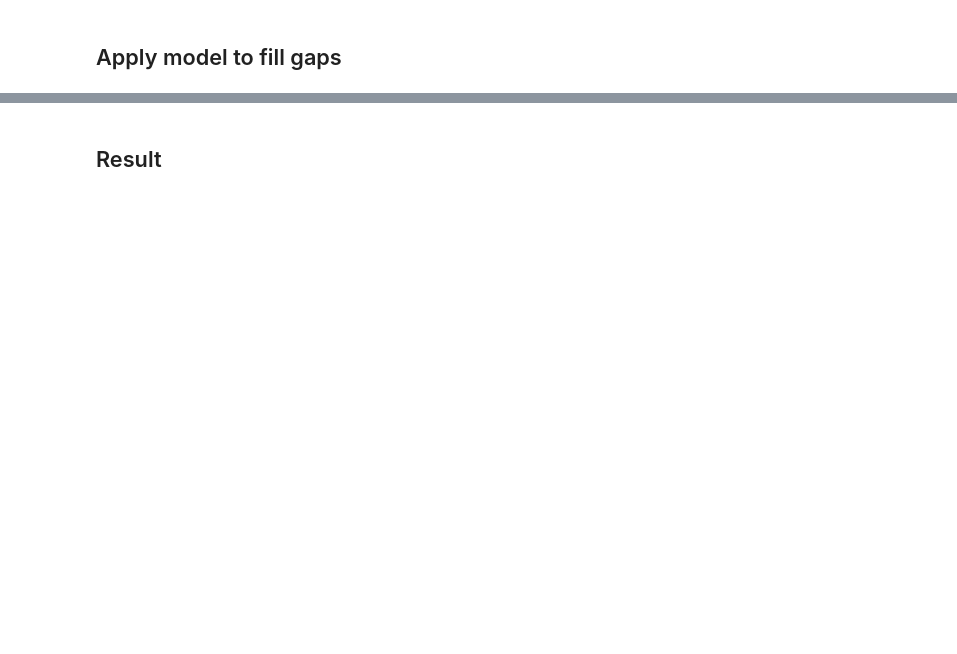
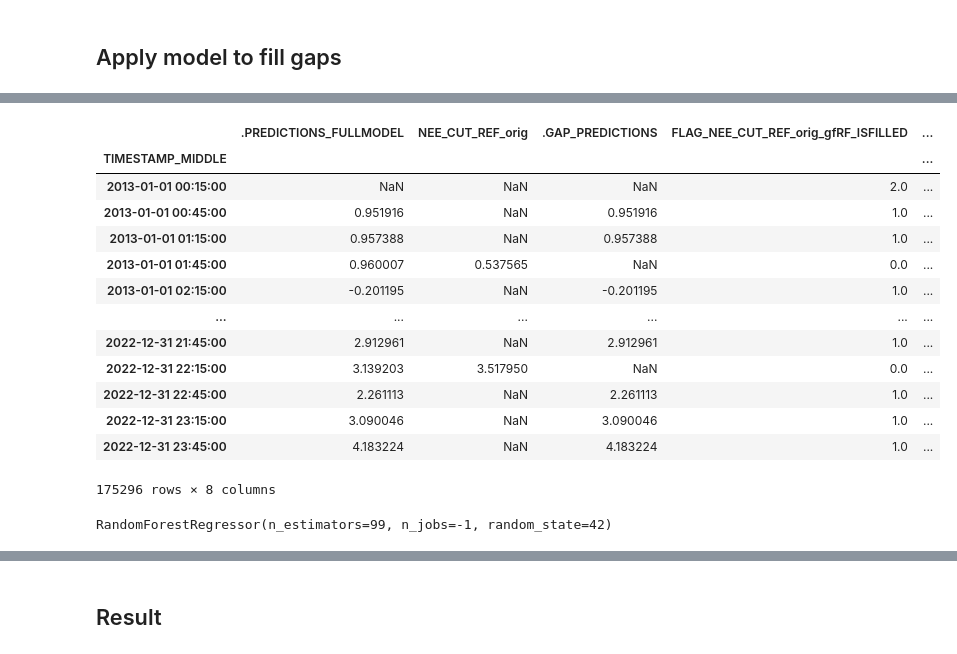
Before and after one commit to holukas/diive, a Jupyter notebook: notebooks/GapFilling/RandomForestGapFilling.ipynb, the cells around one changed output, grey strips where cells are left out. Drawn from its saved outputs; the diff is of its cells as text; code cells hidden in the pictures; blank space fills up the shorter version.

```diff
--- a/notebooks/GapFilling/RandomForestGapFilling.ipynb
+++ b/notebooks/GapFilling/RandomForestGapFilling.ipynb
@@ -255,0 +341,21 @@ Added timestamp as columns: ['.YEAR', '.SEASON', '.MONTH', '.WEEK', '.DOY', '.HO
+# %%
+rfts.gapfilling_df_
+# %% [output]
+|  | .PREDICTIONS_FULLMODEL | NEE_CUT_REF_orig | .GAP_PREDICTIONS | FLAG_NEE_CUT_REF_orig_gfRF_ISFILLED | ... |
+| TIMESTAMP_MIDDLE |  |  |  |  | ... |
+| 2013-01-01 00:15:00 | NaN | NaN | NaN | 2.0 | ... |
+| 2013-01-01 00:45:00 | 0.951916 | NaN | 0.951916 | 1.0 | ... |
+| 2013-01-01 01:15:00 | 0.957388 | NaN | 0.957388 | 1.0 | ... |
+| 2013-01-01 01:45:00 | 0.960007 | 0.537565 | NaN | 0.0 | ... |
+| 2013-01-01 02:15:00 | -0.201195 | NaN | -0.201195 | 1.0 | ... |
+| ... | ... | ... | ... | ... | ... |
+| 2022-12-31 21:45:00 | 2.912961 | NaN | 2.912961 | 1.0 | ... |
+| 2022-12-31 22:15:00 | 3.139203 | 3.517950 | NaN | 0.0 | ... |
+| 2022-12-31 22:45:00 | 2.261113 | NaN | 2.261113 | 1.0 | ... |
+| 2022-12-31 23:15:00 | 3.090046 | NaN | 3.090046 | 1.0 | ... |
+| 2022-12-31 23:45:00 | 4.183224 | NaN | 4.183224 | 1.0 | ... |
+175296 rows × 8 columns
+# %%
+rfts.model_
+# %% [output]
+RandomForestRegressor(n_estimators=99, n_jobs=-1, random_state=42)
```
Also changed, not shown: parts of 38 cells of this notebook, 11 other files.
